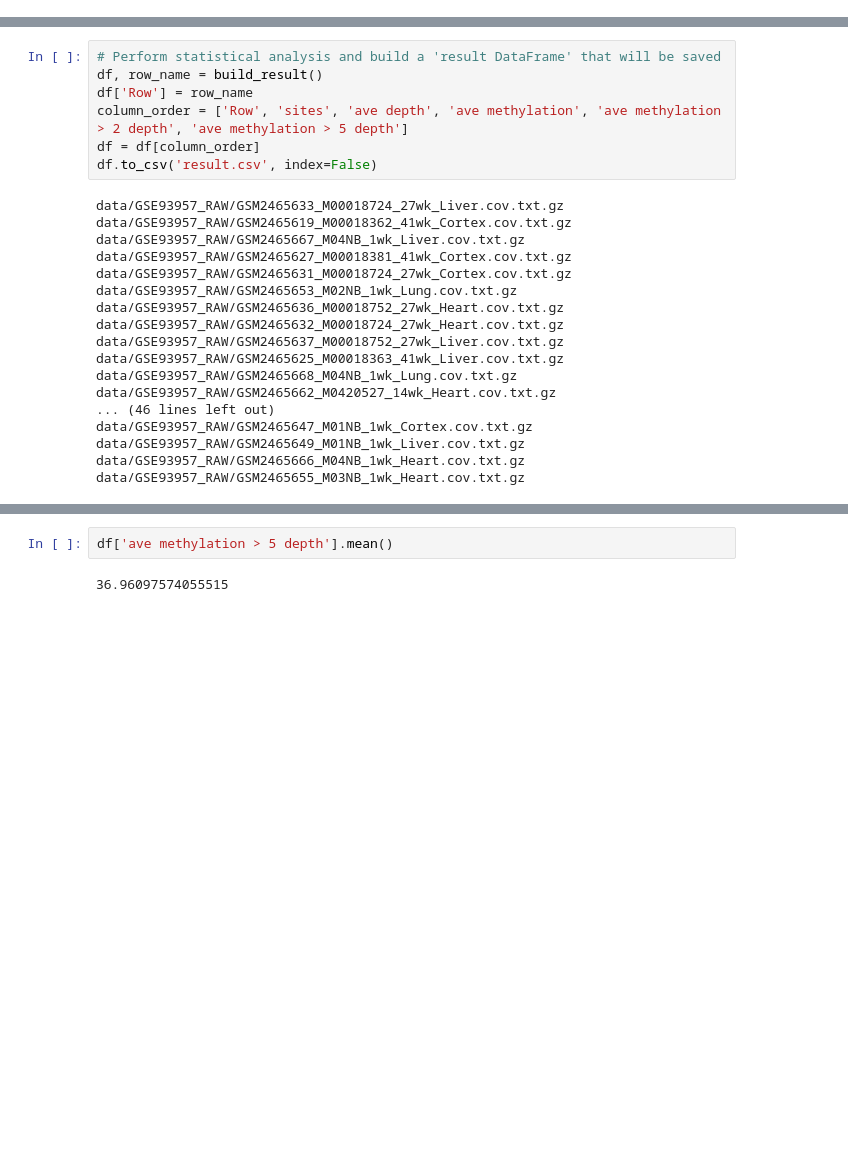
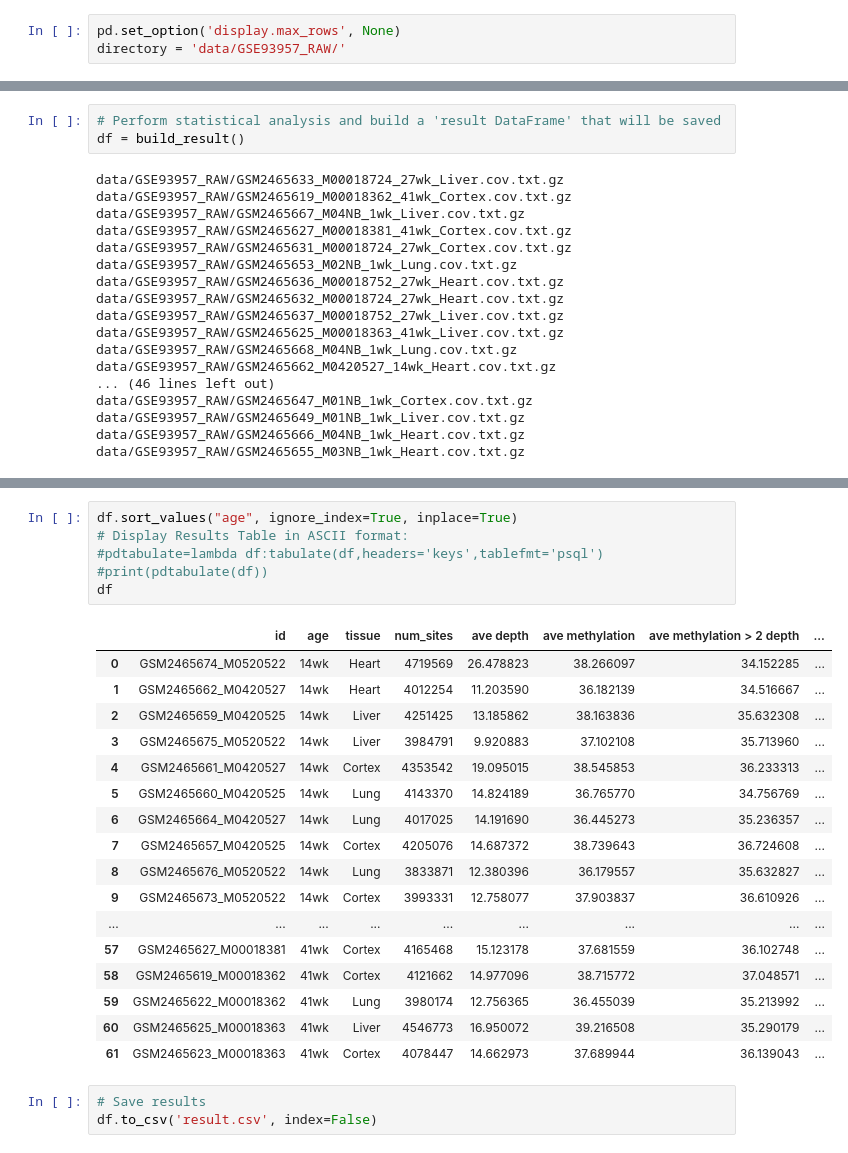
Before and after one commit to hunterDRuebsamen/Bioinformatic_Lab-1, a Jupyter notebook: test.ipynb, the cells around one changed output, grey strips where cells are left out. Drawn from its saved outputs; the diff is of its cells as text; blank space fills up the shorter version.

```diff
--- a/test.ipynb
+++ b/test.ipynb
@@ -13,3 +12,6 @@ directory = 'data/GSE93957_RAW/'
+# %%
+pd.set_option('display.max_rows', None)
+directory = 'data/GSE93957_RAW/'
 # %% [markdown]
 ### Load Data & Build Dataframe
 
@@ -86,10 +85,6 @@ In this example we choose '5': all samples
 # %%
 # Perform statistical analysis and build a 'result DataFrame' that will be saved
-df, row_name = build_result()
-df['Row'] = row_name
-column_order = ['Row', 'sites', 'ave depth', 'ave methylation', 'ave methylation > 2 depth', 'ave methylation > 5 depth']
-df = df[column_order]
-df.to_csv('result.csv', index=False)
+df = build_result()
 # %% [output]
 data/GSE93957_RAW/GSM2465633_M00018724_27wk_Liver.cov.txt.gz
 data/GSE93957_RAW/GSM2465619_M00018362_41wk_Cortex.cov.txt.gz
@@ -128,4 +106,27 @@ df
-# %%
-df['ave methylation > 5 depth'].mean()
-# %% [output]
-36.96097574055515
+# %%
+df.sort_values("age", ignore_index=True, inplace=True)
+# Display Results Table in ASCII format:
+#pdtabulate=lambda df:tabulate(df,headers='keys',tablefmt='psql')
+#print(pdtabulate(df))
+df
+# %% [output]
+|  | id | age | tissue | num_sites | ave depth | ave methylation | ave methylation > 2 depth | ... |
+| 0 | GSM2465674_M0520522 | 14wk | Heart | 4719569 | 26.478823 | 38.266097 | 34.152285 | ... |
+| 1 | GSM2465662_M0420527 | 14wk | Heart | 4012254 | 11.203590 | 36.182139 | 34.516667 | ... |
+| 2 | GSM2465659_M0420525 | 14wk | Liver | 4251425 | 13.185862 | 38.163836 | 35.632308 | ... |
+| 3 | GSM2465675_M0520522 | 14wk | Liver | 3984791 | 9.920883 | 37.102108 | 35.713960 | ... |
+| 4 | GSM2465661_M0420527 | 14wk | Cortex | 4353542 | 19.095015 | 38.545853 | 36.233313 | ... |
+| 5 | GSM2465660_M0420525 | 14wk | Lung | 4143370 | 14.824189 | 36.765770 | 34.756769 | ... |
+| 6 | GSM2465664_M0420527 | 14wk | Lung | 4017025 | 14.191690 | 36.445273 | 35.236357 | ... |
+| 7 | GSM2465657_M0420525 | 14wk | Cortex | 4205076 | 14.687372 | 38.739643 | 36.724608 | ... |
+| 8 | GSM2465676_M0520522 | 14wk | Lung | 3833871 | 12.380396 | 36.179557 | 35.632827 | ... |
+| 9 | GSM2465673_M0520522 | 14wk | Cortex | 3993331 | 12.758077 | 37.903837 | 36.610926 | ... |
+| ... | ... | ... | ... | ... | ... | ... | ... | ... |
+| 57 | GSM2465627_M00018381 | 41wk | Cortex | 4165468 | 15.123178 | 37.681559 | 36.102748 | ... |
+| 58 | GSM2465619_M00018362 | 41wk | Cortex | 4121662 | 14.977096 | 38.715772 | 37.048571 | ... |
+| 59 | GSM2465622_M00018362 | 41wk | Lung | 3980174 | 12.756365 | 36.455039 | 35.213992 | ... |
+| 60 | GSM2465625_M00018363 | 41wk | Liver | 4546773 | 16.950072 | 39.216508 | 35.290179 | ... |
+| 61 | GSM2465623_M00018363 | 41wk | Cortex | 4078447 | 14.662973 | 37.689944 | 36.139043 | ... |
+# %%
+# Save results
+df.to_csv('result.csv', index=False)
```
Also changed, not shown: parts of 11 cells of this notebook, 3 other files.
